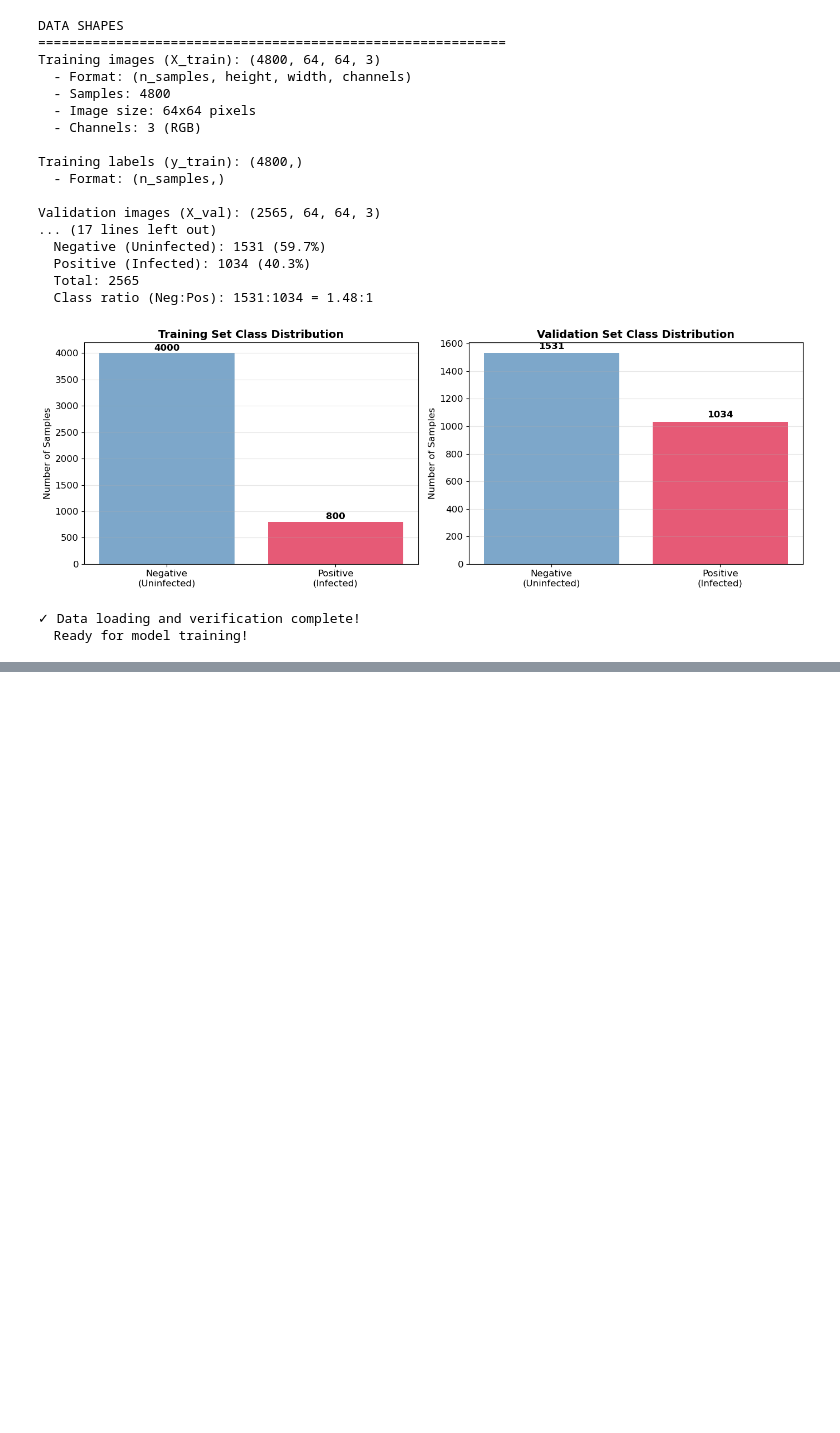
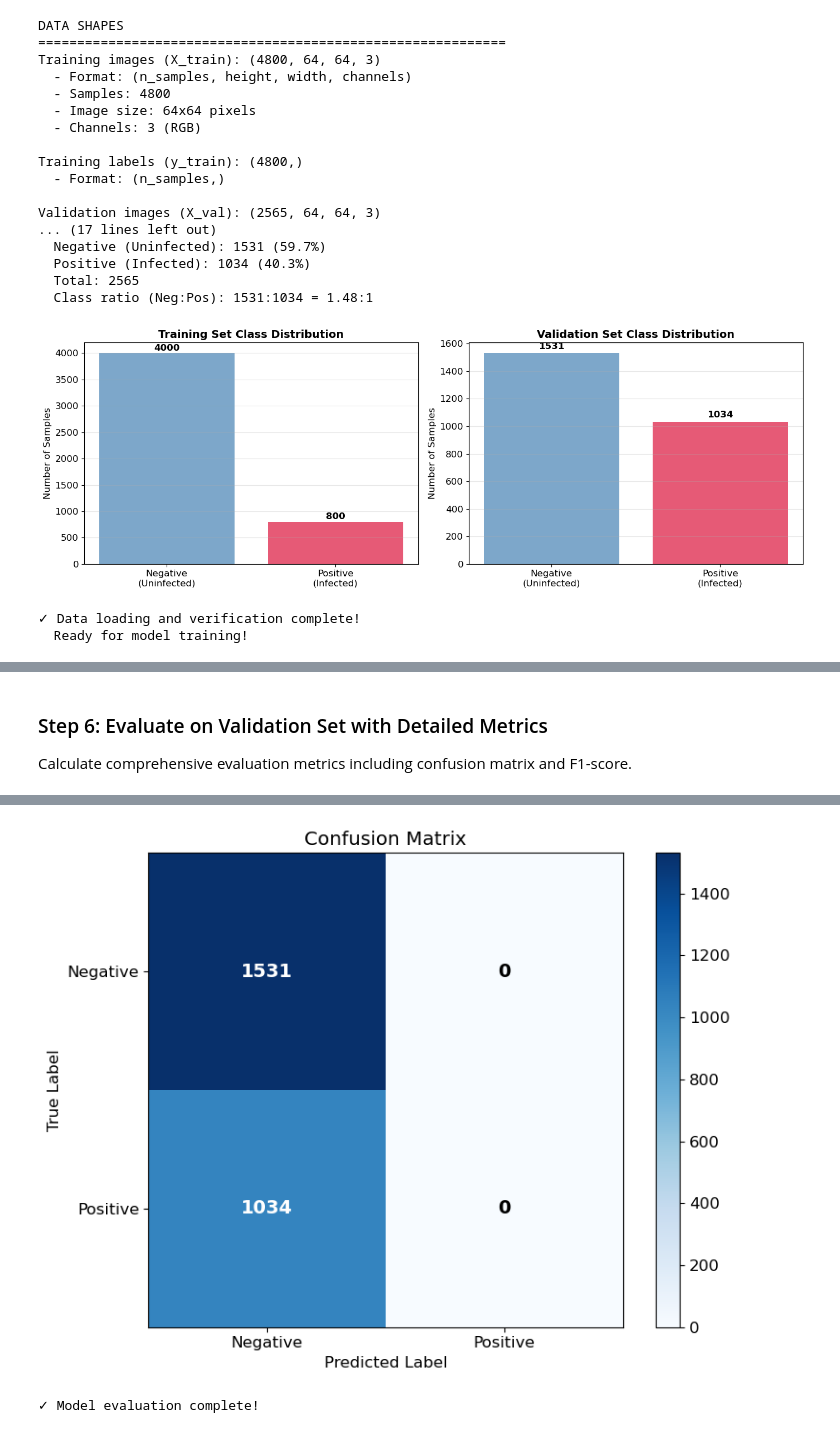
Before and after one commit to prajun7/ml-journey, a Jupyter notebook: MalariaDetection/MalariaDetection.ipynb, the cells around one changed output, grey strips where cells are left out. Saved outputs shown, nothing was run; the diff lists cells and outputs as text; code cells hidden in the pictures; blank space fills up the shorter version.

```diff
--- a/MalariaDetection/MalariaDetection.ipynb
+++ b/MalariaDetection/MalariaDetection.ipynb
@@ -944,0 +1579,76 @@ Validation images (X_val): (2565, 64, 64, 3)
+# %% [markdown]
+### Step 6: Evaluate on Validation Set with Detailed Metrics
+
+Calculate comprehensive evaluation metrics including confusion matrix and F1-score.
+# %%
+# Evaluate on validation set
+print("=" * 60)
+print("DETAILED VALIDATION EVALUATION")
+print("=" * 60)
+
+# Get predictions
+y_val_pred_proba = model.predict(X_val, verbose=0)
+y_val_pred = (y_val_pred_proba > 0.5).astype(int).flatten()
+
+# Calculate metrics
+from sklearn.metrics import confusion_matrix, classification_report, f1_score, roc_auc_score
+
+# Confusion Matrix
+cm = confusion_matrix(y_val, y_val_pred)
+tn, fp, fn, tp = cm.ravel()
+
+print("Confusion Matrix:")
+print(f"                Predicted")
+print(f"              Negative  Positive")
+print(f"Actual Negative   {tn:4d}      {fp:4d}")
+print(f"        Positive   {fn:4d}      {tp:4d}")
+print()
+
+# Classification Report
+# zero_division=0: Suppress warnings when a class has no predicted samples (can happen in early epochs)
+print("Classification Report:")
+print(classification_report(y_val, y_val_pred, target_names=['Negative', 'Positive'], zero_division=0))
+print()
+
+# Additional Metrics
+accuracy = (tp + tn) / (tp + tn + fp + fn)
+precision = tp / (tp + fp) if (tp + fp) > 0 else 0
+recall = tp / (tp + fn) if (tp + fn) > 0 else 0
+# zero_division=0: Suppress warnings when a class has no predicted samples
+f1 = f1_score(y_val, y_val_pred, zero_division=0)
+roc_auc = roc_auc_score(y_val, y_val_pred_proba)
+
+print("Detailed Metrics:")
+print(f"  Accuracy:  {accuracy:.4f}")
+print(f"  Precision: {precision:.4f}")
+print(f"  Recall:    {recall:.4f}")
+print(f"  F1-Score:  {f1:.4f}")
+print(f"  ROC-AUC:   {roc_auc:.4f}")
+print()
+
+# Visualize confusion matrix
+fig, ax = plt.subplots(figsize=(8, 6))
+im = ax.imshow(cm, interpolation='nearest', cmap=plt.cm.Blues)
+ax.figure.colorbar(im, ax=ax)
+ax.set(xticks=np.arange(cm.shape[1]),
+       yticks=np.arange(cm.shape[0]),
+       xticklabels=['Negative', 'Positive'],
+       yticklabels=['Negative', 'Positive'],
+       title='Confusion Matrix',
+       ylabel='True Label',
+       xlabel='Predicted Label')
+
+# Add text annotations
+thresh = cm.max() / 2.
+for i in range(cm.shape[0]):
+    for j in range(cm.shape[1]):
+        ax.text(j, i, format(cm[i, j], 'd'),
+                ha="center", va="center",
+                color="white" if cm[i, j] > thresh else "black",
+                fontsize=14, fontweight='bold')
+
+plt.tight_layout()
+plt.show()
+
+print("✓ Model evaluation complete!")
+# %% [output]
@@ -944,0 +1672,2 @@ Validation images (X_val): (2565, 64, 64, 3)
+[figure, added]
+✓ Model evaluation complete!
```
Also changed, not shown: parts of 16 cells of this notebook.
